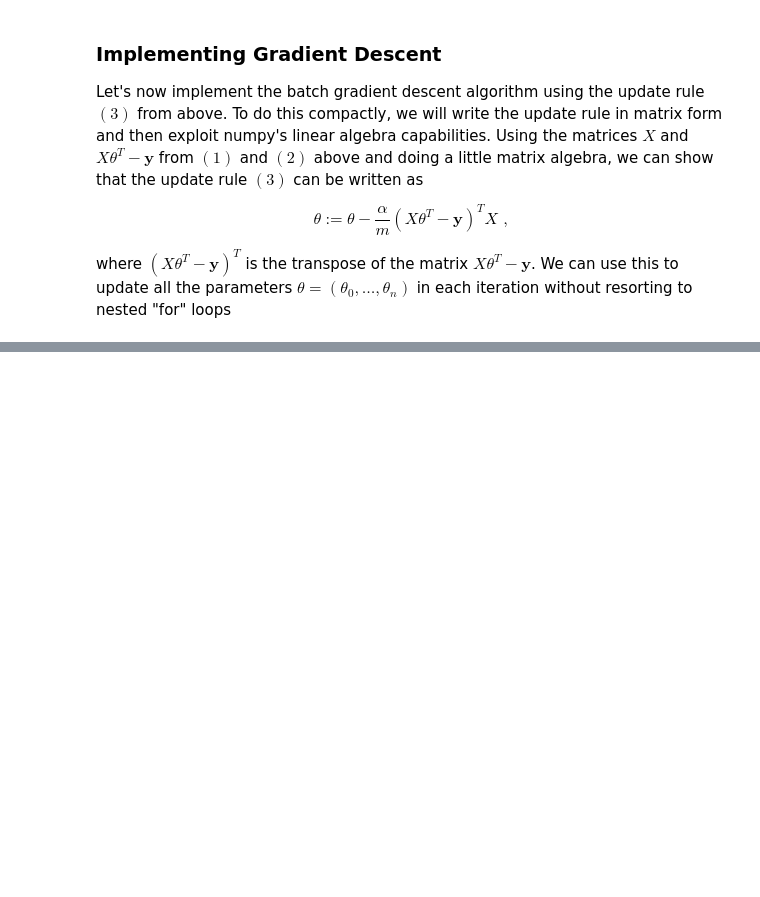
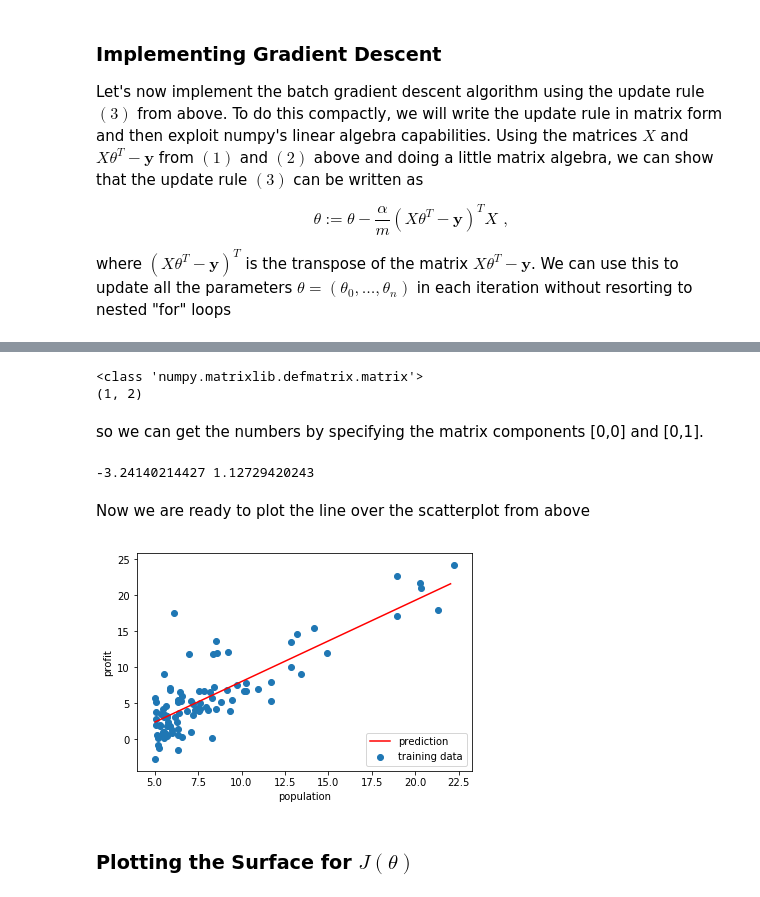
Before and after one commit to marty-vanhoof/Maching_Learning, a Jupyter notebook: reports/Linear_Regression.ipynb, the cells around one changed output, grey strips where cells are left out. Cells and saved outputs as stored; diff of their text form; code cells hidden in the pictures; blank space fills up the shorter version.

Commit message:
Plot best fit line

```diff
--- a/reports/Linear_Regression.ipynb
+++ b/reports/Linear_Regression.ipynb
@@ -113,10 +113,10 @@ Therefore, if we square each entry of $X \theta^T - \mathbf{y}$, then add all th
 def compute_cost(X, y, theta):
     '''Compute the cost function.
     Inputs:
-    X is an m by (n+1) matrix, where m = # of training examples
+    X is an m by (n+1) numpy matrix, where m = # of training examples
                                      n = # of features (excluding the "1" column)
-    y is an m-dimensional vector (array)
-    theta is an n-dimensional vector (array)'''
+    y is an m by 1 numpy matrix
+    theta is a 1 by n numpy matrix'''
 
     squared_residuals = np.power(X*theta.T - y, 2)
     return np.sum(squared_residuals) / (2 * len(X))
@@ -198,15 +198,15 @@ where $(X \theta^T - \mathbf{y})^T$ is the transpose of the matrix $X \theta^T -
 def gradient_descent(X, y, theta, alpha, num_iterations):
     '''Implement the gradient descent algorithm.
     Inputs:
-    X is an m by (n+1) matrix, where m = # of training examples
+    X is an m by (n+1) numpy matrix, where m = # of training examples
                                      n = # of features (excluding the "1" column)
-    y is an m-dimensional vector (array)
-    theta is an n-dimensional vector (array)
+    y is an m by 1 numpy matrix
+    theta is a 1 by n numpy matrix
     alpha is the learning rate
-    num_iterations is how many times we want to run the algorithm'''
+    num_iterations is how many times we want to update the parameters theta'''
 
     m = len(y)
-    # to store the values of J(theta) on each iteration
+    # to store the values of compute_cost() on each iteration
     cost_history = np.empty(num_iterations)
 
     for k in range(0, num_iterations):
@@ -215,13 +215,14 @@ def gradient_descent(X, y, theta, alpha, num_iterations):
         theta = theta - (alpha / m) * (residuals.T)*X
         cost_history[k] = compute_cost(X, y, theta)
 
+    # change back to numpy arrays with proper dimensions and return
+    #return np.asarray(theta).reshape(-1), np.asarray(cost_history).reshape(-1)
     return theta, cost_history
 
 # run the algorithm with the parameters below
 alpha = 0.01
-num_iterations= 1000
+num_iterations = 1000
 
 theta_fit, cost_hist = gradient_descent(X, y, theta, alpha, num_iterations)
-print('fitted theta parameters: ', theta_fit)
-print('cost: ', cost_hist[999] )
+print('theta_fit = ', theta_fit)
 # %% [output]
@@ -229,0 +238,29 @@ cost:  4.51595550308
+# %%
+print( type(theta_fit) )
+print( theta_fit.shape )
+# %% [output]
+<class 'numpy.matrixlib.defmatrix.matrix'>
+(1, 2)
+# %% [markdown]
+so we can get the numbers by specifying the matrix components [0,0] and [0,1].
+# %%
+theta_0 = theta_fit[0,0]
+theta_1 = theta_fit[0,1]
+print( theta_0, theta_1 )
+# %% [output]
+-3.24140214427 1.12729420243
+# %% [markdown]
+Now we are ready to plot the line over the scatterplot from above
+# %%
+x = np.arange(df.population.min(), df.population.max())
+y = theta_0 + theta_1 * x
+plt.plot(x,y, color = 'red', label = 'prediction')
+plt.scatter(df.population, df.profit, label = 'training data')
+plt.xlabel('population')
+plt.ylabel('profit')
+plt.legend(loc = 4)
+plt.show()
+# %% [output]
+[figure, added]
+# %% [markdown]
+### Plotting the Surface for $J(\theta)$
```
Also changed, not shown: parts of 4 cells of this notebook.
